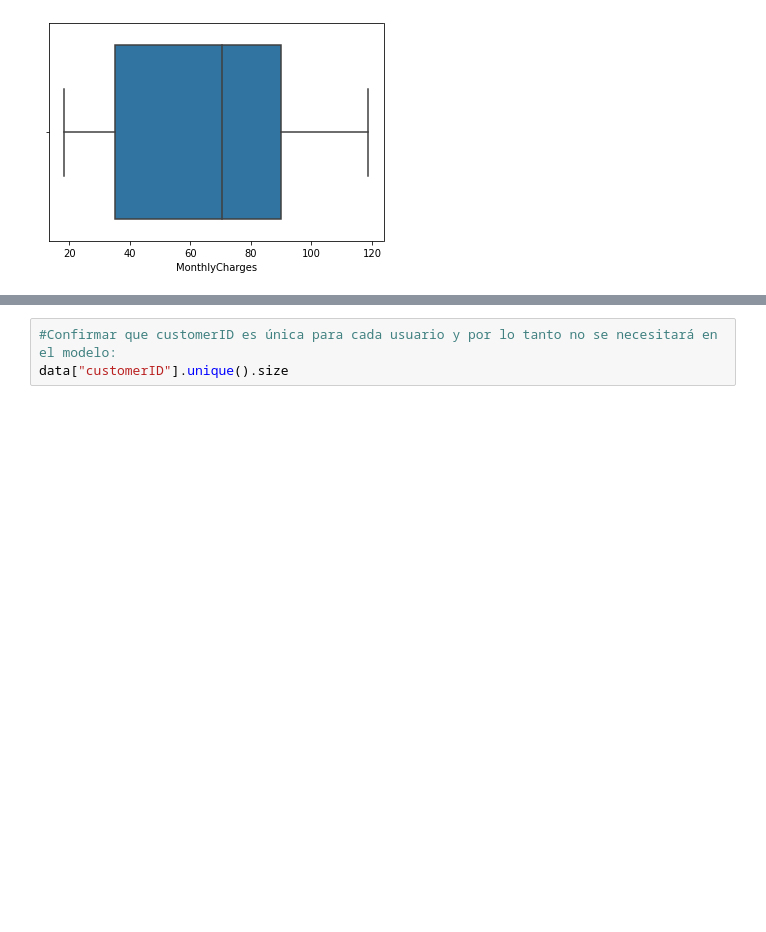
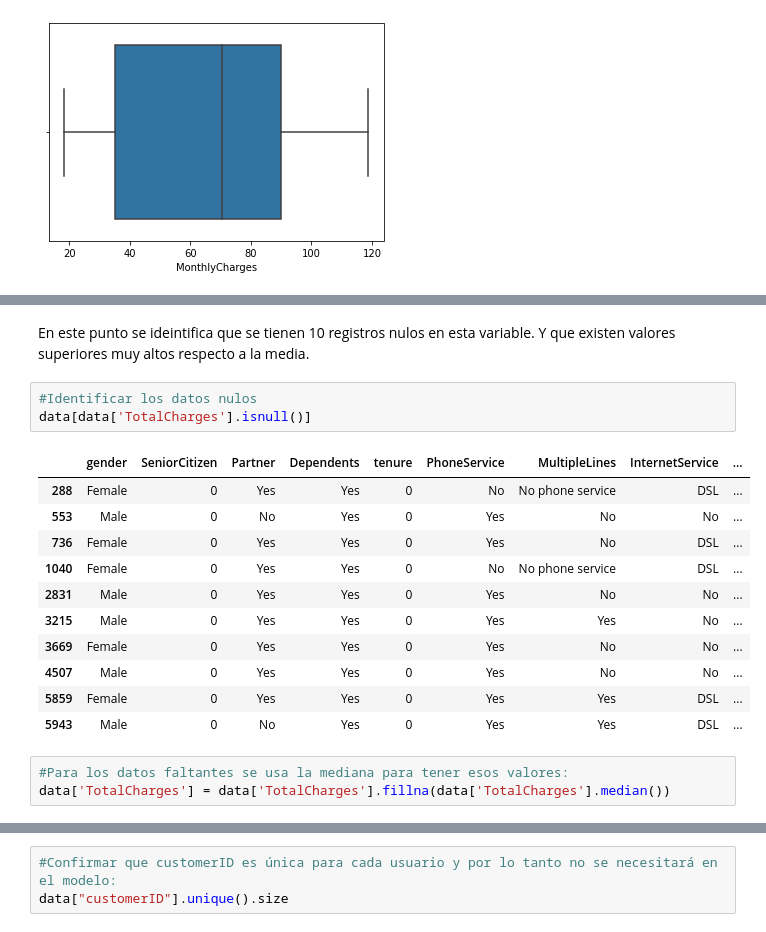
Before and after one commit to yacanom/CDA_taller-4, a Jupyter notebook: Notebooks/CDA_Taller_4.ipynb, the cells around one changed output, grey strips where cells are left out. Saved outputs shown, nothing was run; the diff lists cells and outputs as text; blank space fills up the shorter version.

```diff
--- a/Notebooks/CDA_Taller_4.ipynb
+++ b/Notebooks/CDA_Taller_4.ipynb
@@ -161,0 +231,21 @@ Ahora se revisa la calidad de las variables categóricas:
+# %% [markdown]
+En este punto se ideintifica que se tienen 10 registros nulos en esta variable.
+Y que existen valores superiores muy altos respecto a la media.
+# %%
+#Identificar los datos nulos
+data[data['TotalCharges'].isnull()]
+# %% [output]
+|  | gender | SeniorCitizen | Partner | Dependents | tenure | PhoneService | MultipleLines | InternetService | ... |
+| 288 | Female | 0 | Yes | Yes | 0 | No | No phone service | DSL | ... |
+| 553 | Male | 0 | No | Yes | 0 | Yes | No | No | ... |
+| 736 | Female | 0 | Yes | Yes | 0 | Yes | No | DSL | ... |
+| 1040 | Female | 0 | Yes | Yes | 0 | No | No phone service | DSL | ... |
+| 2831 | Male | 0 | Yes | Yes | 0 | Yes | No | No | ... |
+| 3215 | Male | 0 | Yes | Yes | 0 | Yes | Yes | No | ... |
+| 3669 | Female | 0 | Yes | Yes | 0 | Yes | No | No | ... |
+| 4507 | Male | 0 | Yes | Yes | 0 | Yes | No | No | ... |
+| 5859 | Female | 0 | Yes | Yes | 0 | Yes | Yes | DSL | ... |
+| 5943 | Male | 0 | No | Yes | 0 | Yes | Yes | DSL | ... |
+# %%
+#Para los datos faltantes se usa la mediana para tener esos valores:
+data['TotalCharges'] = data['TotalCharges'].fillna(data['TotalCharges'].median())
```
Also changed, not shown: parts of 81 cells of this notebook, 1 other file.
